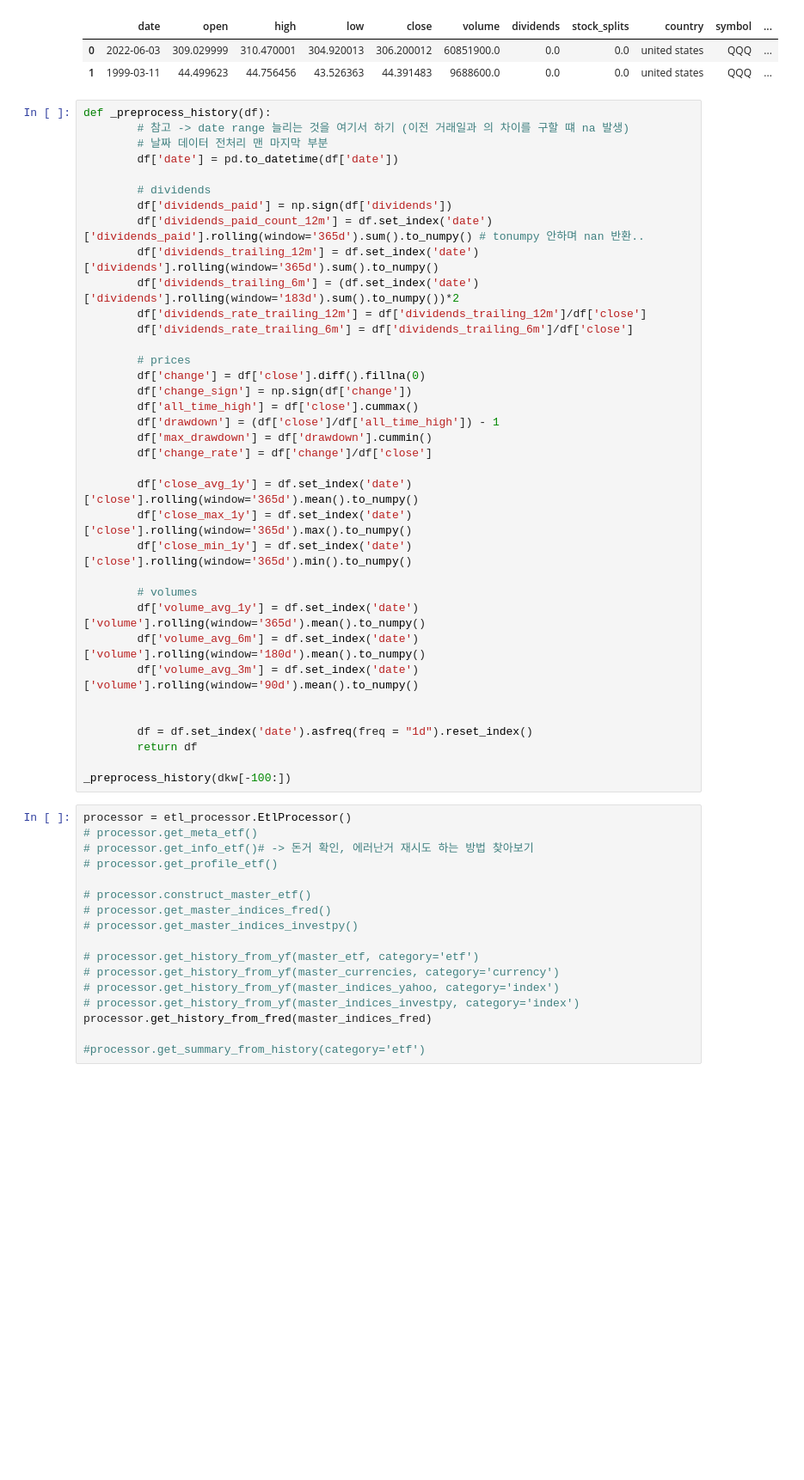
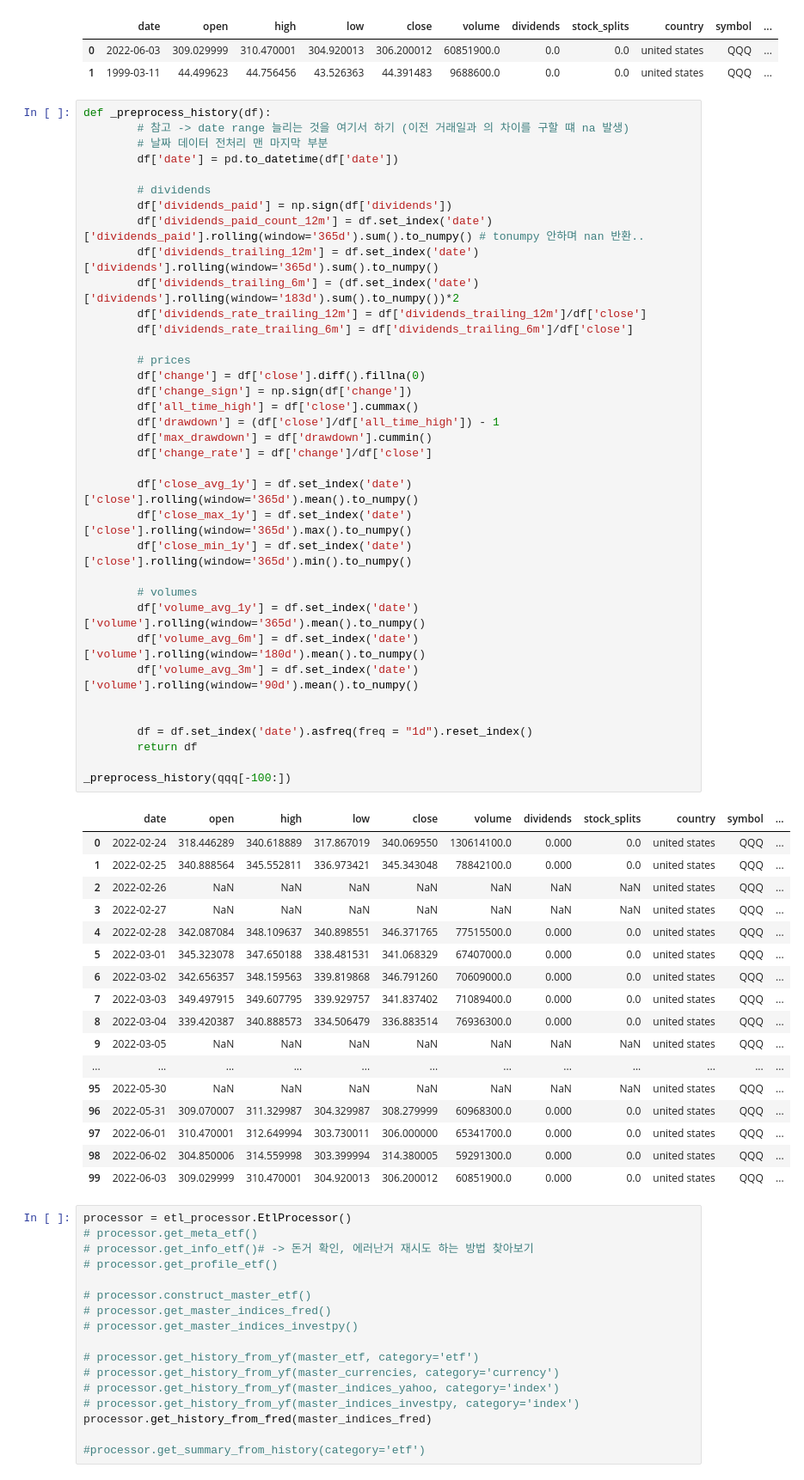
Before and after one commit to vifootball/stock-database-builder, a Jupyter notebook: get_data.ipynb, the cells around one changed output. Shown at 86% size. Saved outputs shown, nothing was run; the diff lists cells and outputs as text; blank space fills up the shorter version.

```diff
--- a/get_data.ipynb
+++ b/get_data.ipynb
@@ -84,34 +100,52 @@ def _preprocess_history(df):
 
         # dividends
         df['dividends_paid'] = np.sign(df['dividends'])
         df['dividends_paid_count_12m'] = df.set_index('date')['dividends_paid'].rolling(window='365d').sum().to_numpy() # tonumpy 안하며 nan 반환..
         df['dividends_trailing_12m'] = df.set_index('date')['dividends'].rolling(window='365d').sum().to_numpy()
         df['dividends_trailing_6m'] = (df.set_index('date')['dividends'].rolling(window='183d').sum().to_numpy())*2
         df['dividends_rate_trailing_12m'] = df['dividends_trailing_12m']/df['close']
         df['dividends_rate_trailing_6m'] = df['dividends_trailing_6m']/df['close']
 
         # prices
         df['change'] = df['close'].diff().fillna(0)
         df['change_sign'] = np.sign(df['change'])
         df['all_time_high'] = df['close'].cummax()
         df['drawdown'] = (df['close']/df['all_time_high']) - 1
         df['max_drawdown'] = df['drawdown'].cummin()
         df['change_rate'] = df['change']/df['close']
 
         df['close_avg_1y'] = df.set_index('date')['close'].rolling(window='365d').mean().to_numpy()
         df['close_max_1y'] = df.set_index('date')['close'].rolling(window='365d').max().to_numpy()
         df['close_min_1y'] = df.set_index('date')['close'].rolling(window='365d').min().to_numpy()
 
         # volumes
         df['volume_avg_1y'] = df.set_index('date')['volume'].rolling(window='365d').mean().to_numpy()
         df['volume_avg_6m'] = df.set_index('date')['volume'].rolling(window='180d').mean().to_numpy()
         df['volume_avg_3m'] = df.set_index('date')['volume'].rolling(window='90d').mean().to_numpy()
 
 
         df = df.set_index('date').asfreq(freq = "1d").reset_index()
         return df
 
-_preprocess_history(dkw[-100:])
+_preprocess_history(qqq[-100:])
+# %% [output]
+|  | date | open | high | low | close | volume | dividends | stock_splits | country | symbol | ... |
+| 0 | 2022-02-24 | 318.446289 | 340.618889 | 317.867019 | 340.069550 | 130614100.0 | 0.000 | 0.0 | united states | QQQ | ... |
+| 1 | 2022-02-25 | 340.888564 | 345.552811 | 336.973421 | 345.343048 | 78842100.0 | 0.000 | 0.0 | united states | QQQ | ... |
+| 2 | 2022-02-26 | NaN | NaN | NaN | NaN | NaN | NaN | NaN | united states | QQQ | ... |
+| 3 | 2022-02-27 | NaN | NaN | NaN | NaN | NaN | NaN | NaN | united states | QQQ | ... |
+| 4 | 2022-02-28 | 342.087084 | 348.109637 | 340.898551 | 346.371765 | 77515500.0 | 0.000 | 0.0 | united states | QQQ | ... |
+| 5 | 2022-03-01 | 345.323078 | 347.650188 | 338.481531 | 341.068329 | 67407000.0 | 0.000 | 0.0 | united states | QQQ | ... |
+| 6 | 2022-03-02 | 342.656357 | 348.159563 | 339.819868 | 346.791260 | 70609000.0 | 0.000 | 0.0 | united states | QQQ | ... |
+| 7 | 2022-03-03 | 349.497915 | 349.607795 | 339.929757 | 341.837402 | 71089400.0 | 0.000 | 0.0 | united states | QQQ | ... |
+| 8 | 2022-03-04 | 339.420387 | 340.888573 | 334.506479 | 336.883514 | 76936300.0 | 0.000 | 0.0 | united states | QQQ | ... |
+| 9 | 2022-03-05 | NaN | NaN | NaN | NaN | NaN | NaN | NaN | united states | QQQ | ... |
+| ... | ... | ... | ... | ... | ... | ... | ... | ... | ... | ... | ... |
+| 95 | 2022-05-30 | NaN | NaN | NaN | NaN | NaN | NaN | NaN | united states | QQQ | ... |
+| 96 | 2022-05-31 | 309.070007 | 311.329987 | 304.329987 | 308.279999 | 60968300.0 | 0.000 | 0.0 | united states | QQQ | ... |
+| 97 | 2022-06-01 | 310.470001 | 312.649994 | 303.730011 | 306.000000 | 65341700.0 | 0.000 | 0.0 | united states | QQQ | ... |
+| 98 | 2022-06-02 | 304.850006 | 314.559998 | 303.399994 | 314.380005 | 59291300.0 | 0.000 | 0.0 | united states | QQQ | ... |
+| 99 | 2022-06-03 | 309.029999 | 310.470001 | 304.920013 | 306.200012 | 60851900.0 | 0.000 | 0.0 | united states | QQQ | ... |
 # %%
 processor = etl_processor.EtlProcessor()
 # processor.get_meta_etf()
```
Also changed, not shown: parts of 1 cell of this notebook, 3 other files.
